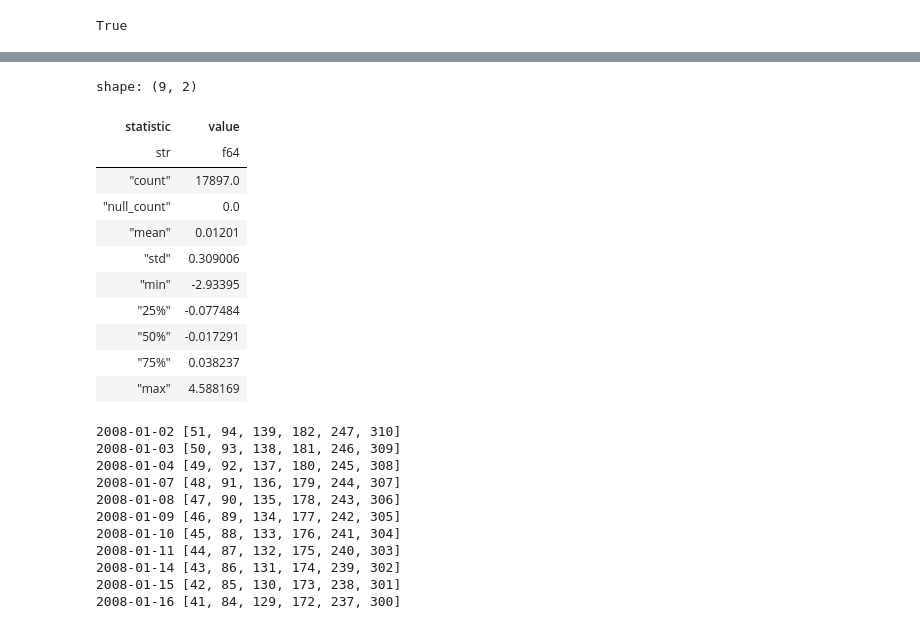
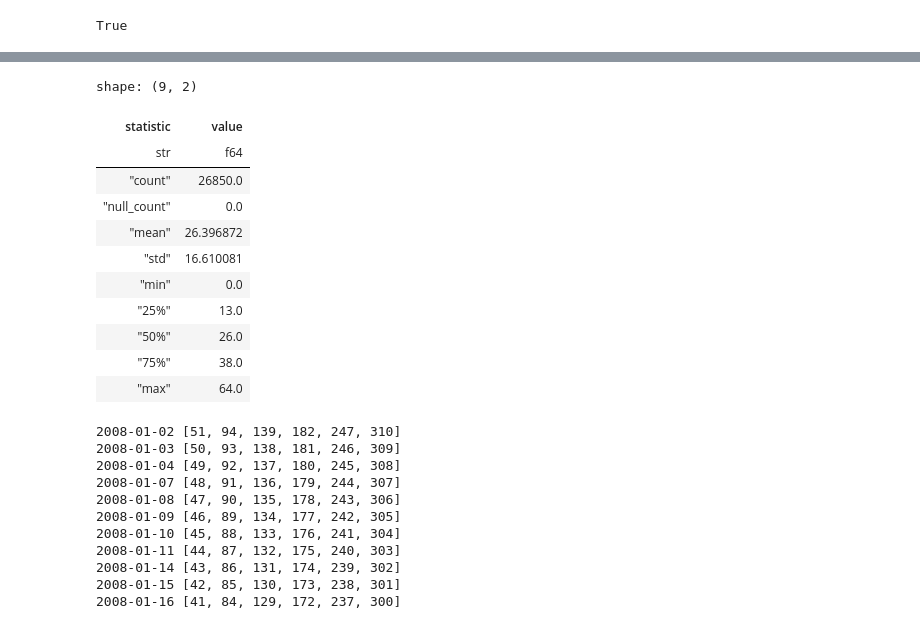
Before and after one commit to cja119/options_wizard, a Jupyter notebook: notebooks/cmdty_carry.ipynb, the cells around one changed output, grey strips where cells are left out. Saved outputs shown, nothing was run; the diff lists cells and outputs as text; code cells hidden in the pictures.

```diff
--- a/notebooks/cmdty_carry.ipynb
+++ b/notebooks/cmdty_carry.ipynb
@@ -212,7 +212,39 @@ def curve_structure(data: ow.DataType, **kwargs) -> ow.DataType:
 
     return ow.DataType(data=out, tick=tick)
 
+def carry_entries(data: ow.DataType, **kwargs) -> ow.DataType:
+    import polars as pl
+    import options_wizard as ow
+
+    df = data._data
+    tick = kwargs.get("tick", None)
+    min_front_dtm = kwargs.get("min_front_dtm", 21)
+
+    # --- Identify feasible carry entries ---
+    df = df.with_columns(
+        (pl.col("DAYS_TO_FRONT_ANCHOR") >= min_front_dtm)
+        .alias("IS_CARRY_ENTRY")
+    )
+
+    return ow.DataType(data=df, tick=tick)
+
+def construct_carry(data: ow.DataType, **kwargs) -> ow.StratType:
+    """Processes all carry trade entries."""
+    import polars as pl
+    import options_wizard as ow
+
+    df = data._data
+    tick = kwargs.get("tick", None)
+
+    trades = df.filter(pl.col("IS_CARRY_ENTRY") == True)
+
+    for trade in trades.iter_rows(named = True):
+
+
+    return None
+
 
 data = load_data(tick = "CC")
 data = days_to_anchor(data, tick = "CC")
 data = curve_structure(data, tick = "CC")
+data = carry_entries(data, tick = "CC", min_front_dtm=21)
@@ -219,19 +262,18 @@ data = curve_structure(data, tick = "CC")
 # %%
-out = data._data.collect().filter(pl.col("CURVE_POS") == "int")
-out['REL_CURVATURE'].describe()
+data._data.collect()['DAYS_TO_FRONT_ANCHOR'].describe()
 # %% [output]
 shape: (9, 2)
 | statistic | value |
 | str | f64 |
-| "count" | 17897.0 |
+| "count" | 26850.0 |
 | "null_count" | 0.0 |
-| "mean" | 0.01201 |
-| "std" | 0.309006 |
-| "min" | -2.93395 |
-| "25%" | -0.077484 |
-| "50%" | -0.017291 |
-| "75%" | 0.038237 |
-| "max" | 4.588169 |
+| "mean" | 26.396872 |
+| "std" | 16.610081 |
+| "min" | 0.0 |
+| "25%" | 13.0 |
+| "50%" | 26.0 |
+| "75%" | 38.0 |
+| "max" | 64.0 |
 # %%
 import polars as pl
 
```
Also changed, not shown: parts of 2 cells of this notebook, 6 other files.
